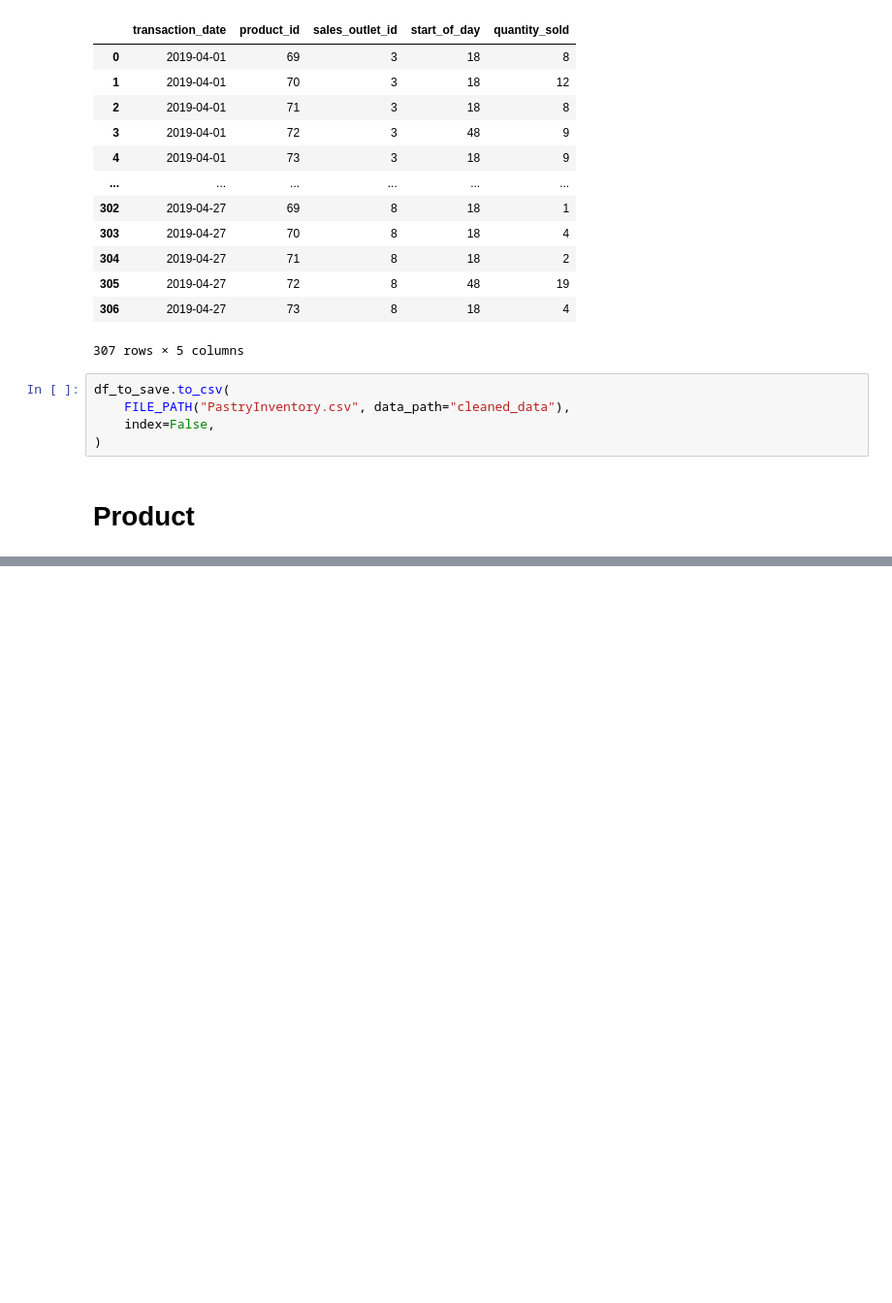
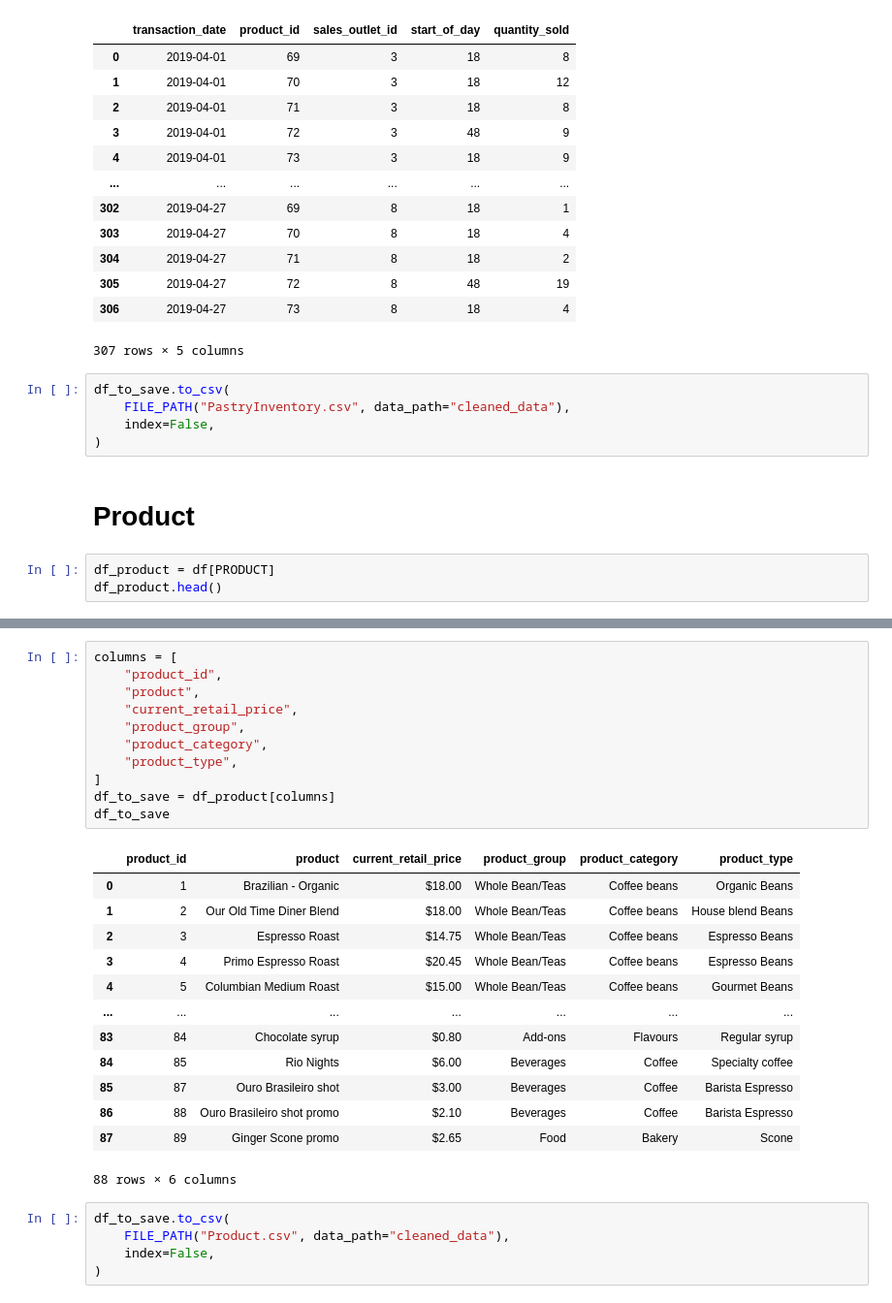
Before and after one commit to framunoz/Coffee-Shop, a Jupyter notebook: notebooks/transform-data.ipynb, the cells around one changed output, grey strips where cells are left out. Shown at 97% size. Drawn from its saved outputs; the diff is of its cells as text; blank space fills up the shorter version.

```diff
--- a/notebooks/transform-data.ipynb
+++ b/notebooks/transform-data.ipynb
@@ -359,3 +359,6 @@ df_to_save.to_csv(
 )
 # %% [markdown]
 # Product
+# %%
+df_product = df[PRODUCT]
+df_product.head()
@@ -361,0 +411,30 @@ df_to_save.to_csv(
+# %%
+columns = [
+    "product_id",
+    "product",
+    "current_retail_price",
+    "product_group",
+    "product_category",
+    "product_type",
+]
+df_to_save = df_product[columns]
+df_to_save
+# %% [output]
+|  | product_id | product | current_retail_price | product_group | product_category | product_type |
+| 0 | 1 | Brazilian - Organic | $18.00 | Whole Bean/Teas | Coffee beans | Organic Beans |
+| 1 | 2 | Our Old Time Diner Blend | $18.00 | Whole Bean/Teas | Coffee beans | House blend Beans |
+| 2 | 3 | Espresso Roast | $14.75 | Whole Bean/Teas | Coffee beans | Espresso Beans |
+| 3 | 4 | Primo Espresso Roast | $20.45 | Whole Bean/Teas | Coffee beans | Espresso Beans |
+| 4 | 5 | Columbian Medium Roast | $15.00 | Whole Bean/Teas | Coffee beans | Gourmet Beans |
+| ... | ... | ... | ... | ... | ... | ... |
+| 83 | 84 | Chocolate syrup | $0.80 | Add-ons | Flavours | Regular syrup |
+| 84 | 85 | Rio Nights | $6.00 | Beverages | Coffee | Specialty coffee |
+| 85 | 87 | Ouro Brasileiro shot | $3.00 | Beverages | Coffee | Barista Espresso |
+| 86 | 88 | Ouro Brasileiro shot promo | $2.10 | Beverages | Coffee | Barista Espresso |
+| 87 | 89 | Ginger Scone promo | $2.65 | Food | Bakery | Scone |
+88 rows × 6 columns
+# %%
+df_to_save.to_csv(
+    FILE_PATH("Product.csv", data_path="cleaned_data"),
+    index=False,
+)
```
Also changed, not shown: parts of 22 cells of this notebook, 4 other files.
